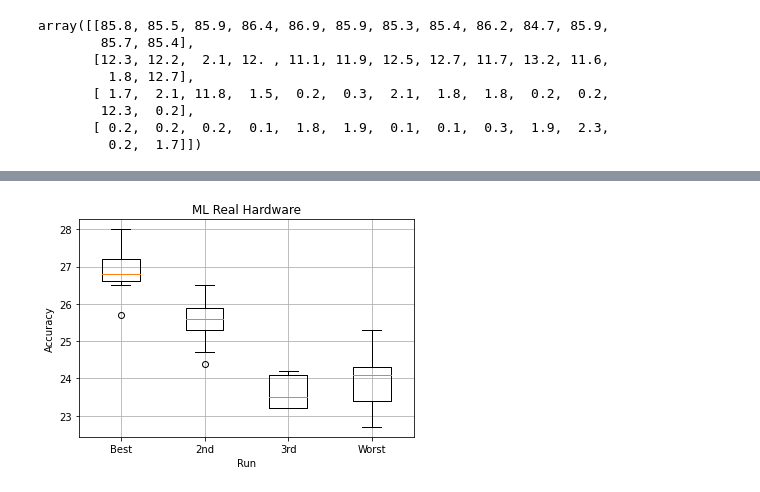
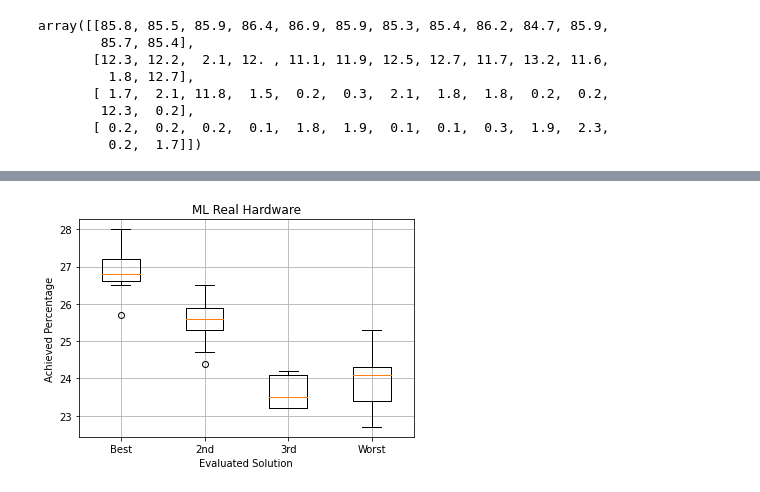
Before and after one commit to RicardoMonteiroSimoes/Quantum-Machine-Learning, a Jupyter notebook: code/circuit_to_latex.ipynb, the cells around one changed output, grey strips where cells are left out. Drawn from its saved outputs; the diff is of its cells as text; code cells hidden in the pictures.

```diff
--- a/code/circuit_to_latex.ipynb
+++ b/code/circuit_to_latex.ipynb
@@ -709,12 +709,12 @@ fig.savefig('../thesis/Appendices/blind_run_ml_sim.svg')
 # %%
 fig, ax = plt.subplots()
 ax.set_title("ML Real Hardware")
 ax.boxplot([a for a in ml_dist_rhw_boxplot], labels=['Best', '2nd', '3rd', 'Worst'])
-ax.set_ylabel("Accuracy")
-ax.set_xlabel("Run")
+ax.set_ylabel("Achieved Percentage")
+ax.set_xlabel("Evaluated Solution")
 ax.grid()
 plt.yscale('linear')
 plt.show()
 fig.savefig('../thesis/Appendices/blind_run_ml_rhw.svg')
 # %% [output]
-[figure, old version]
+[figure, new version]
```
Also changed, not shown: parts of 5 cells of this notebook, 4 other files.
